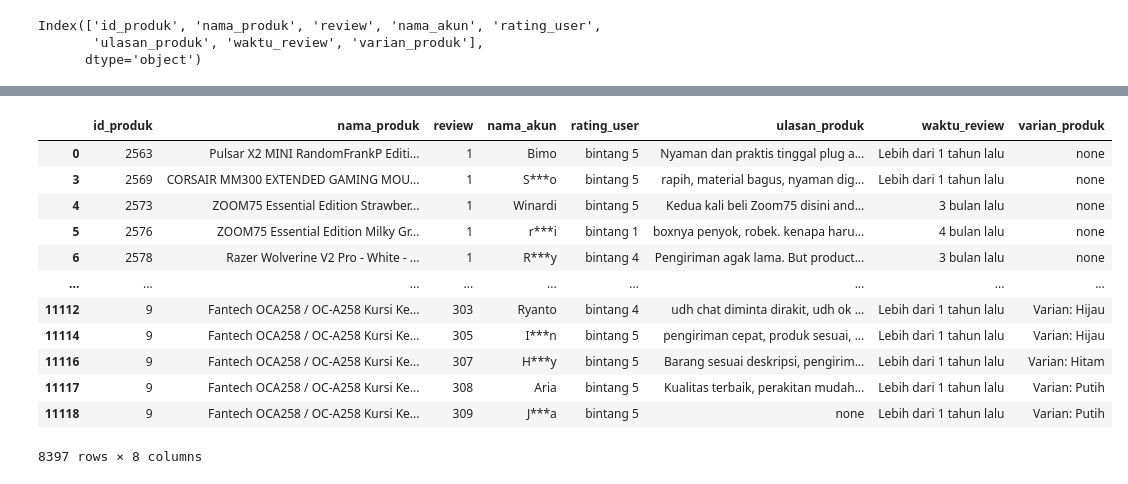
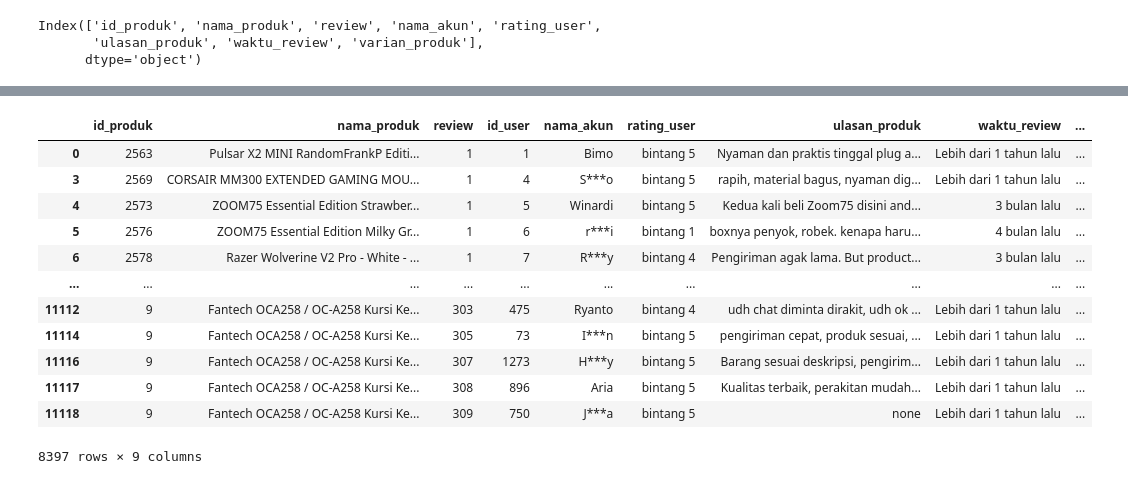
Before and after one commit to picessakresna/GoodGamingShop-Recommendation-Website, a Jupyter notebook: final-project/product-scrap-data/cleandata-review.ipynb, the cells around one changed output, grey strips where cells are left out. Drawn from its saved outputs; the diff is of its cells as text; code cells hidden in the pictures.

Commit message:
done
	modified:   final-project/product-scrap-data/cleandata-review.ipynb

```diff
--- a/final-project/product-scrap-data/cleandata-review.ipynb
+++ b/final-project/product-scrap-data/cleandata-review.ipynb
@@ -100,3 +100,14 @@ df.columns
 Index(['id_produk', 'nama_produk', 'review', 'nama_akun', 'rating_user',
        'ulasan_produk', 'waktu_review', 'varian_produk'],
       dtype='object')
+# %%
+# Dapatkan nama akun unik
+unique_accounts = df['nama_akun'].unique()
+
+# Buat mapping antara nama akun dan id user menggunakan hash
+user_id_mapping = {nama_akun: idx + 1 for idx, nama_akun in enumerate(unique_accounts)}
+
+# Tambahkan kolom id_user ke DataFrame utama
+df.insert(3, 'id_user', df['nama_akun'].map(user_id_mapping))
+
+df.head()
@@ -103,22 +137,22 @@ Index(['id_produk', 'nama_produk', 'review', 'nama_akun', 'rating_user',
 # %%
 # Langkah 1: Temukan nama akun yang sama
-duplicate_accounts = df[df.duplicated(subset=['nama_akun'], keep=False)]
+duplicate_accounts = df[df.duplicated(subset=['id_user'], keep=False)]
 
 # Langkah 2: Kelompokkan berdasarkan nama akun dan filter grup yang memiliki lebih dari satu produk berbeda
-diff_products = duplicate_accounts.groupby('nama_akun').filter(lambda x: x['nama_produk'].nunique() > 1)
+diff_products = duplicate_accounts.groupby('id_user').filter(lambda x: x['id_produk'].nunique() > 1)
 
 diff_products
 # %% [output]
-|  | id_produk | nama_produk | review | nama_akun | rating_user | ulasan_produk | waktu_review | varian_produk |
-| 0 | 2563 | Pulsar X2 MINI RandomFrankP Editi... | 1 | Bimo | bintang 5 | Nyaman dan praktis tinggal plug a... | Lebih dari 1 tahun lalu | none |
-| 3 | 2569 | CORSAIR MM300 EXTENDED GAMING MOU... | 1 | S***o | bintang 5 | rapih, material bagus, nyaman dig... | Lebih dari 1 tahun lalu | none |
-| 4 | 2573 | ZOOM75 Essential Edition Strawber... | 1 | Winardi | bintang 5 | Kedua kali beli Zoom75 disini and... | 3 bulan lalu | none |
-| 5 | 2576 | ZOOM75 Essential Edition Milky Gr... | 1 | r***i | bintang 1 | boxnya penyok, robek. kenapa haru... | 4 bulan lalu | none |
-| 6 | 2578 | Razer Wolverine V2 Pro - White - ... | 1 | R***y | bintang 4 | Pengiriman agak lama. But product... | 3 bulan lalu | none |
-| ... | ... | ... | ... | ... | ... | ... | ... | ... |
-| 11112 | 9 | Fantech OCA258 / OC-A258 Kursi Ke... | 303 | Ryanto | bintang 4 | udh chat diminta dirakit, udh ok ... | Lebih dari 1 tahun lalu | Varian: Hijau |
-| 11114 | 9 | Fantech OCA258 / OC-A258 Kursi Ke... | 305 | I***n | bintang 5 | pengiriman cepat, produk sesuai, ... | Lebih dari 1 tahun lalu | Varian: Hijau |
-| 11116 | 9 | Fantech OCA258 / OC-A258 Kursi Ke... | 307 | H***y | bintang 5 | Barang sesuai deskripsi, pengirim... | Lebih dari 1 tahun lalu | Varian: Hitam |
-| 11117 | 9 | Fantech OCA258 / OC-A258 Kursi Ke... | 308 | Aria | bintang 5 | Kualitas terbaik, perakitan mudah... | Lebih dari 1 tahun lalu | Varian: Putih |
-| 11118 | 9 | Fantech OCA258 / OC-A258 Kursi Ke... | 309 | J***a | bintang 5 | none | Lebih dari 1 tahun lalu | Varian: Putih |
+|  | id_produk | nama_produk | review | id_user | nama_akun | rating_user | ulasan_produk | waktu_review | ... |
+| 0 | 2563 | Pulsar X2 MINI RandomFrankP Editi... | 1 | 1 | Bimo | bintang 5 | Nyaman dan praktis tinggal plug a... | Lebih dari 1 tahun lalu | ... |
+| 3 | 2569 | CORSAIR MM300 EXTENDED GAMING MOU... | 1 | 4 | S***o | bintang 5 | rapih, material bagus, nyaman dig... | Lebih dari 1 tahun lalu | ... |
+| 4 | 2573 | ZOOM75 Essential Edition Strawber... | 1 | 5 | Winardi | bintang 5 | Kedua kali beli Zoom75 disini and... | 3 bulan lalu | ... |
+| 5 | 2576 | ZOOM75 Essential Edition Milky Gr... | 1 | 6 | r***i | bintang 1 | boxnya penyok, robek. kenapa haru... | 4 bulan lalu | ... |
+| 6 | 2578 | Razer Wolverine V2 Pro - White - ... | 1 | 7 | R***y | bintang 4 | Pengiriman agak lama. But product... | 3 bulan lalu | ... |
+| ... | ... | ... | ... | ... | ... | ... | ... | ... | ... |
+| 11112 | 9 | Fantech OCA258 / OC-A258 Kursi Ke... | 303 | 475 | Ryanto | bintang 4 | udh chat diminta dirakit, udh ok ... | Lebih dari 1 tahun lalu | ... |
+| 11114 | 9 | Fantech OCA258 / OC-A258 Kursi Ke... | 305 | 73 | I***n | bintang 5 | pengiriman cepat, produk sesuai, ... | Lebih dari 1 tahun lalu | ... |
+| 11116 | 9 | Fantech OCA258 / OC-A258 Kursi Ke... | 307 | 1273 | H***y | bintang 5 | Barang sesuai deskripsi, pengirim... | Lebih dari 1 tahun lalu | ... |
+| 11117 | 9 | Fantech OCA258 / OC-A258 Kursi Ke... | 308 | 896 | Aria | bintang 5 | Kualitas terbaik, perakitan mudah... | Lebih dari 1 tahun lalu | ... |
+| 11118 | 9 | Fantech OCA258 / OC-A258 Kursi Ke... | 309 | 750 | J***a | bintang 5 | none | Lebih dari 1 tahun lalu | ... |
-8397 rows × 8 columns
+8397 rows × 9 columns
```
Also changed, not shown: parts of 2 cells of this notebook.
